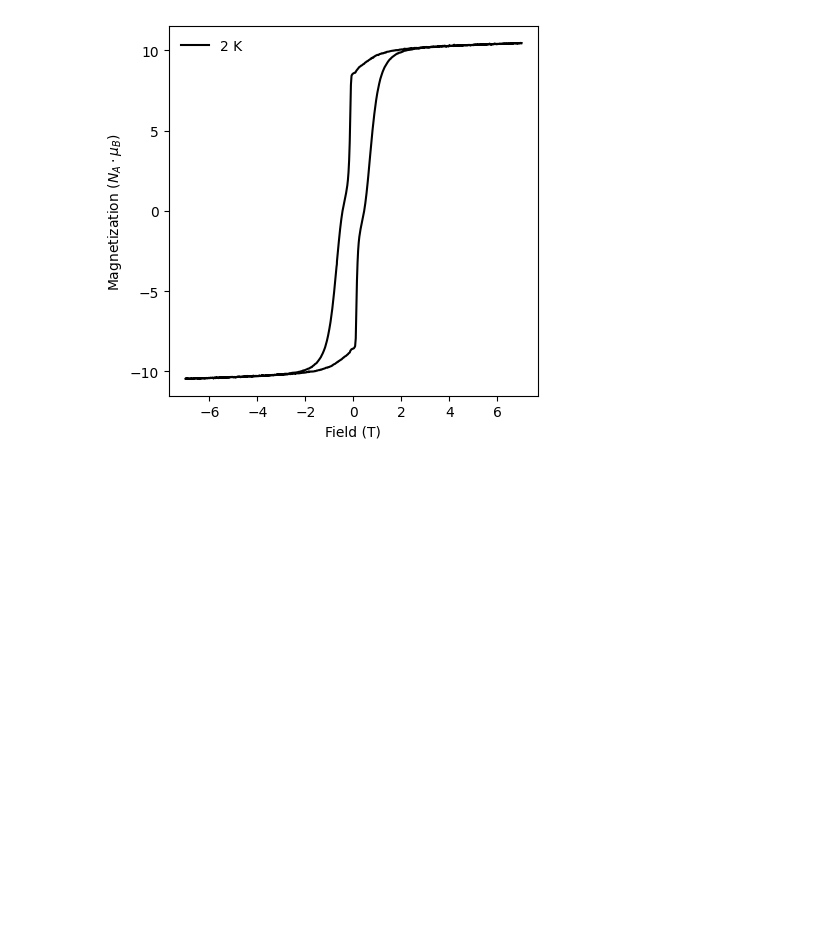
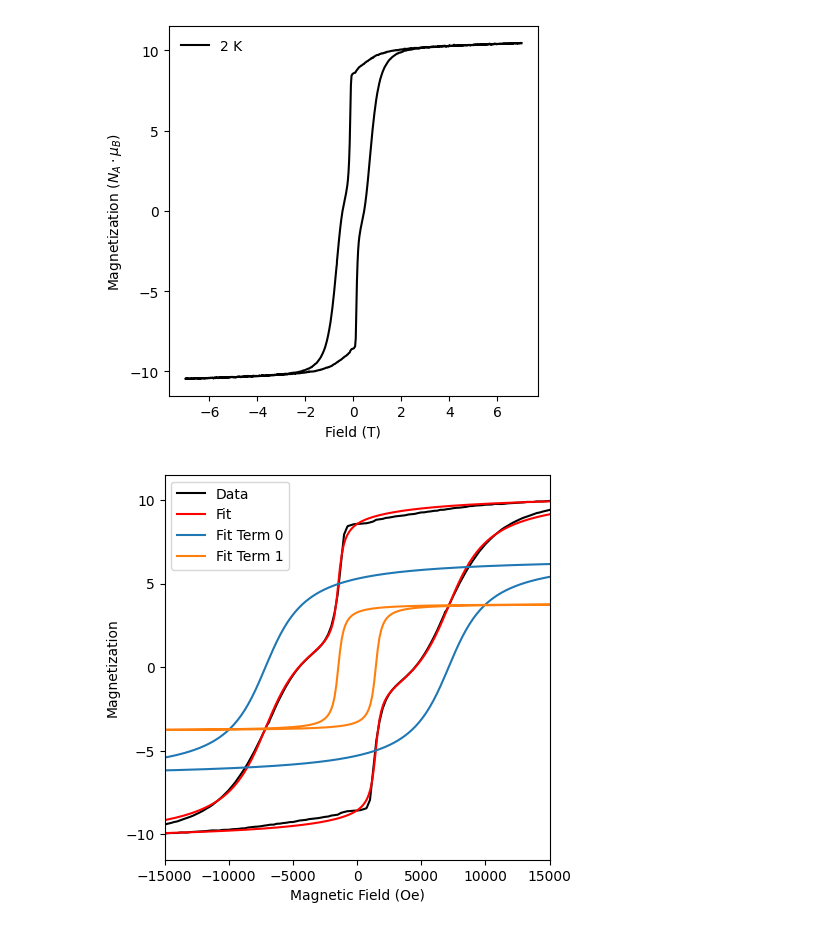
Before and after one commit to RinehartGroup/MagnetoPy, a Jupyter notebook: docs/examples/cauchy.ipynb, the cells around one changed output. Cells and saved outputs as stored; diff of their text form; code cells hidden in the pictures; blank space fills up the shorter version.

```diff
--- a/docs/examples/cauchy.ipynb
+++ b/docs/examples/cauchy.ipynb
@@ -14,3 +14,10 @@ mvsh = dset1.get_mvsh(2)
 fig, ax = mvsh.plot()
 # %% [output]
 [figure]
+# %%
+df = mvsh.simplified_data("forward").copy()
+
+cdf_results1 = mp.fit_cauchy_cdf(df['field'], df['moment'], 2)
+fig, ax = mp.plot_cauchy(df['field'], df['moment'], "cdf", cdf_results1, True, True, True, True)
+# %% [output]
+[figure, added]
```
Also changed, not shown: parts of 12 cells of this notebook, 4 other files.
